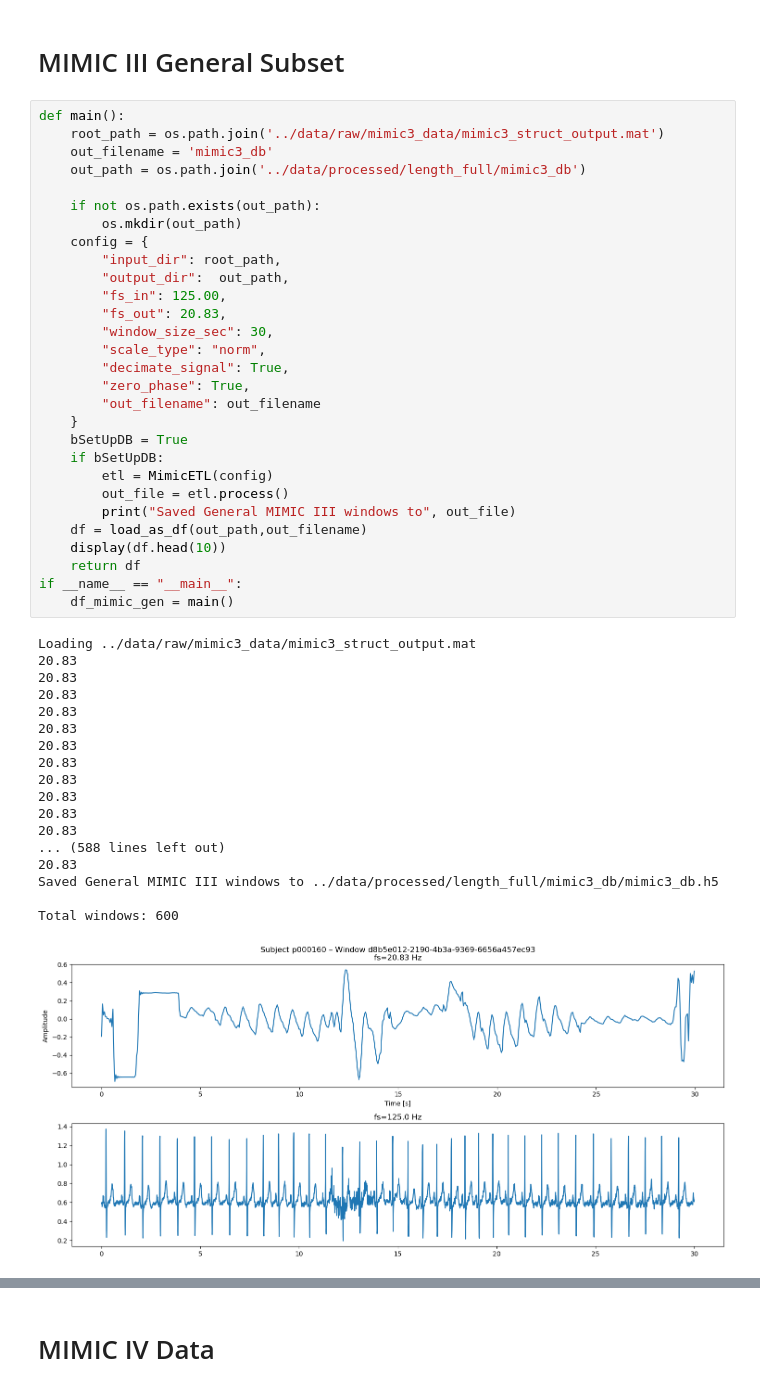
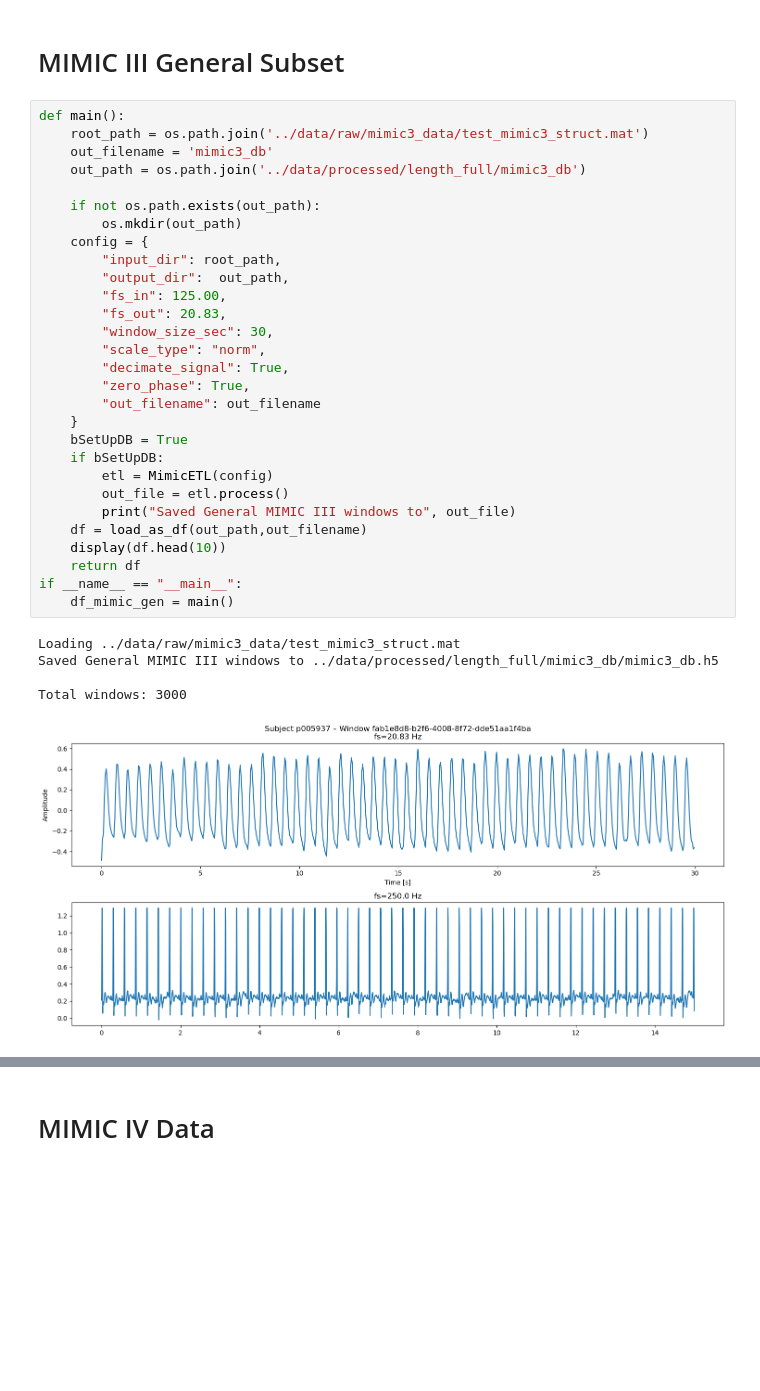
Before and after one commit to ShayanRiyaz/Heart_Rhythm_Analysis, a Jupyter notebook: notebooks/step_2_concatenate_datasets.ipynb, the cells around one changed output, grey strips where cells are left out. Saved outputs shown, nothing was run; the diff lists cells and outputs as text; blank space fills up the shorter version.

Commit message:
Mimic Collator v1 complete

```diff
--- a/notebooks/step_2_concatenate_datasets.ipynb
+++ b/notebooks/step_2_concatenate_datasets.ipynb
@@ -176,50 +176,37 @@ if __name__ == "__main__":
 # MIMIC III General Subset
 # %%
 def main():
-    root_path = os.path.join('../data/raw/mimic3_data/mimic3_struct_output.mat')
+    root_path = os.path.join('../data/raw/mimic3_data/test_mimic3_struct.mat')
     out_filename = 'mimic3_db'
     out_path = os.path.join('../data/processed/length_full/mimic3_db')
 
     if not os.path.exists(out_path):
         os.mkdir(out_path)
     config = {
         "input_dir": root_path,
         "output_dir":  out_path,
         "fs_in": 125.00,
         "fs_out": 20.83,
         "window_size_sec": 30,
         "scale_type": "norm",
         "decimate_signal": True,
         "zero_phase": True,
         "out_filename": out_filename
     }
     bSetUpDB = True
     if bSetUpDB:
         etl = MimicETL(config)
         out_file = etl.process()
         print("Saved General MIMIC III windows to", out_file)
     df = load_as_df(out_path,out_filename)
     display(df.head(10))
     return df
 if __name__ == "__main__":
     df_mimic_gen = main()
 # %% [output]
-Loading ../data/raw/mimic3_data/mimic3_struct_output.mat
-20.83
-20.83
-20.83
-20.83
-20.83
-20.83
-20.83
-20.83
-20.83
-20.83
-20.83
-... (588 lines left out)
-20.83
+Loading ../data/raw/mimic3_data/test_mimic3_struct.mat
 Saved General MIMIC III windows to ../data/processed/length_full/mimic3_db/mimic3_db.h5
 
-Total windows: 600
+Total windows: 3000
-[figure, old version]
+[figure, new version]
 |  | subject | window_id | rec_id | label | ppg_fs_out | ekg_fs_out | raw_len | proc_len | duration_raw_s | ... |
```
Also changed, not shown: parts of 2 cells of this notebook, 1 other file.
